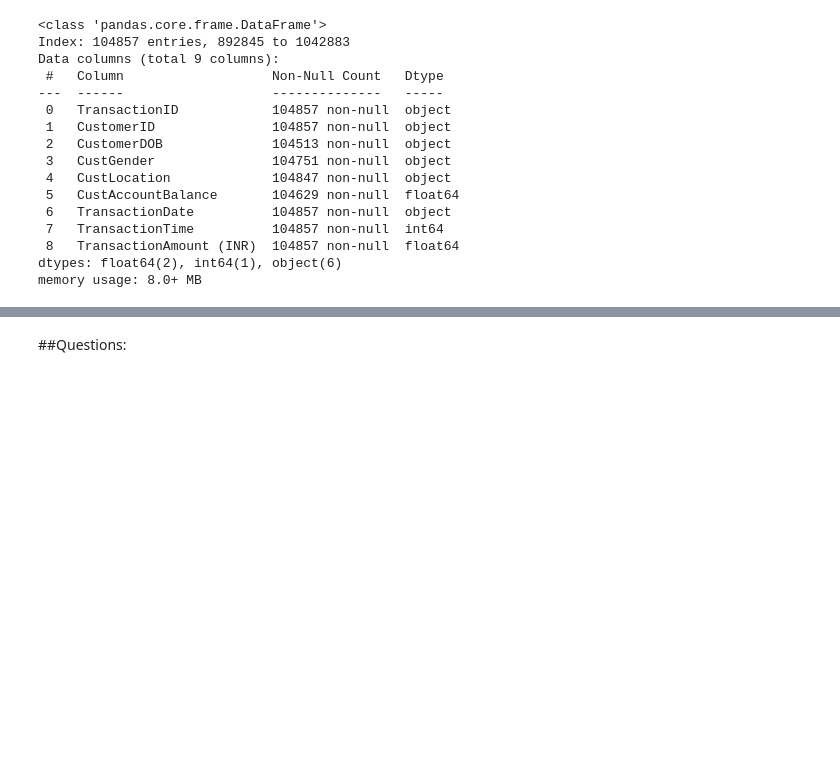
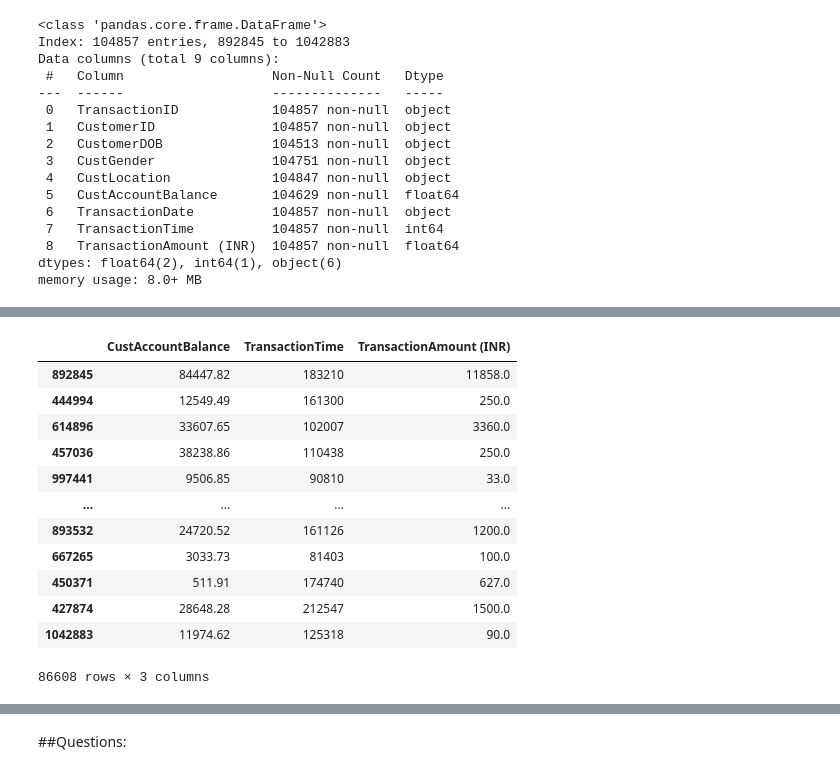
Before and after one commit to elhamod/BA820, a Jupyter notebook: Clustering/Bank_Transaction_Analysis.ipynb, the cells around one changed output, grey strips where cells are left out. Saved outputs shown, nothing was run; the diff lists cells and outputs as text; code cells hidden in the pictures; blank space fills up the shorter version.

```diff
--- a/Clustering/Bank_Transaction_Analysis.ipynb
+++ b/Clustering/Bank_Transaction_Analysis.ipynb
@@ -98,0 +159,16 @@ df = df.dropna()
+# %%
+display(df_numeric)
+# %% [output]
+|  | CustAccountBalance | TransactionTime | TransactionAmount (INR) |
+| 892845 | 84447.82 | 183210 | 11858.0 |
+| 444994 | 12549.49 | 161300 | 250.0 |
+| 614896 | 33607.65 | 102007 | 3360.0 |
+| 457036 | 38238.86 | 110438 | 250.0 |
+| 997441 | 9506.85 | 90810 | 33.0 |
+| ... | ... | ... | ... |
+| 893532 | 24720.52 | 161126 | 1200.0 |
+| 667265 | 3033.73 | 81403 | 100.0 |
+| 450371 | 511.91 | 174740 | 627.0 |
+| 427874 | 28648.28 | 212547 | 1500.0 |
+| 1042883 | 11974.62 | 125318 | 90.0 |
+86608 rows × 3 columns
```
Also changed, not shown: parts of 26 cells of this notebook.
